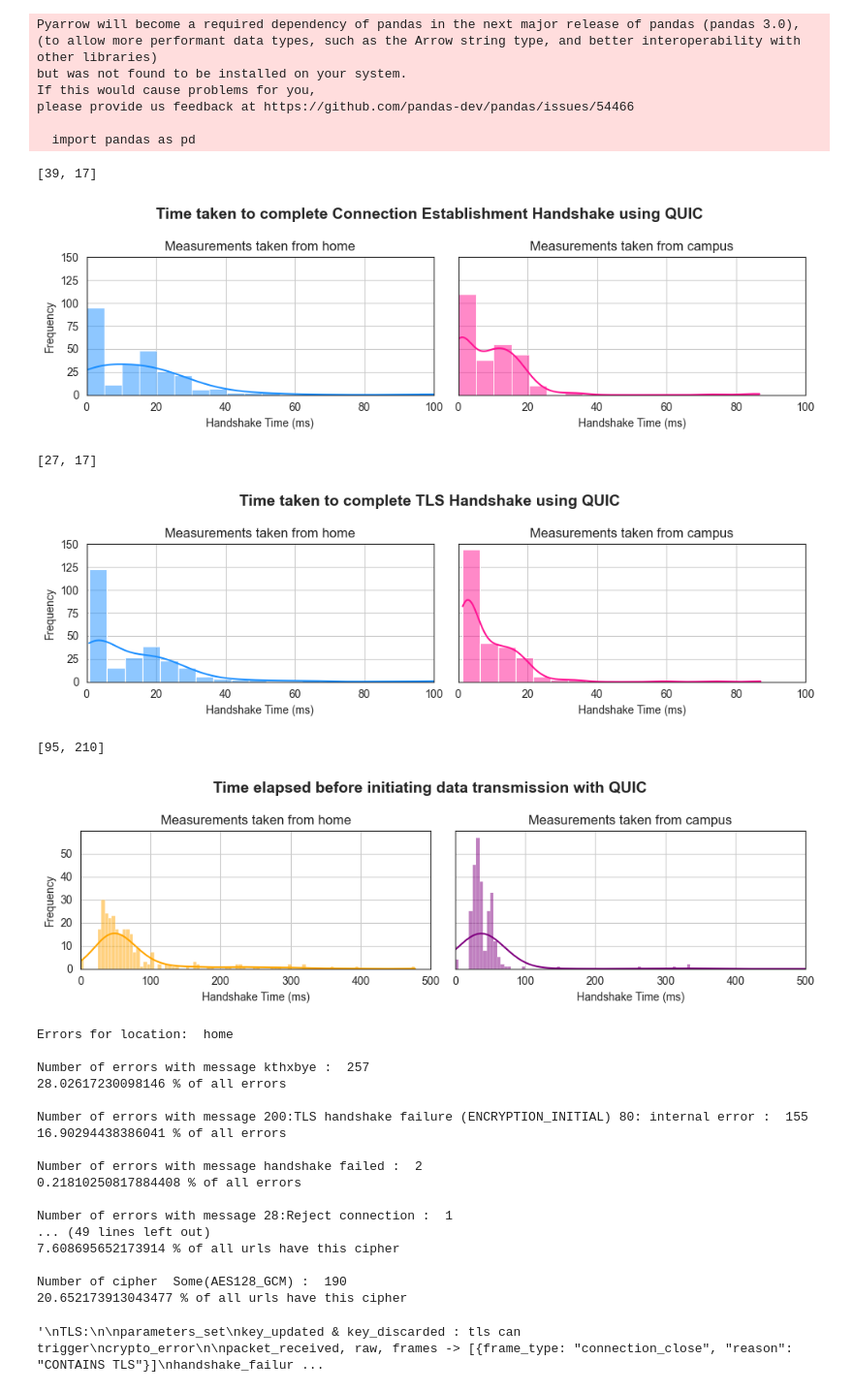
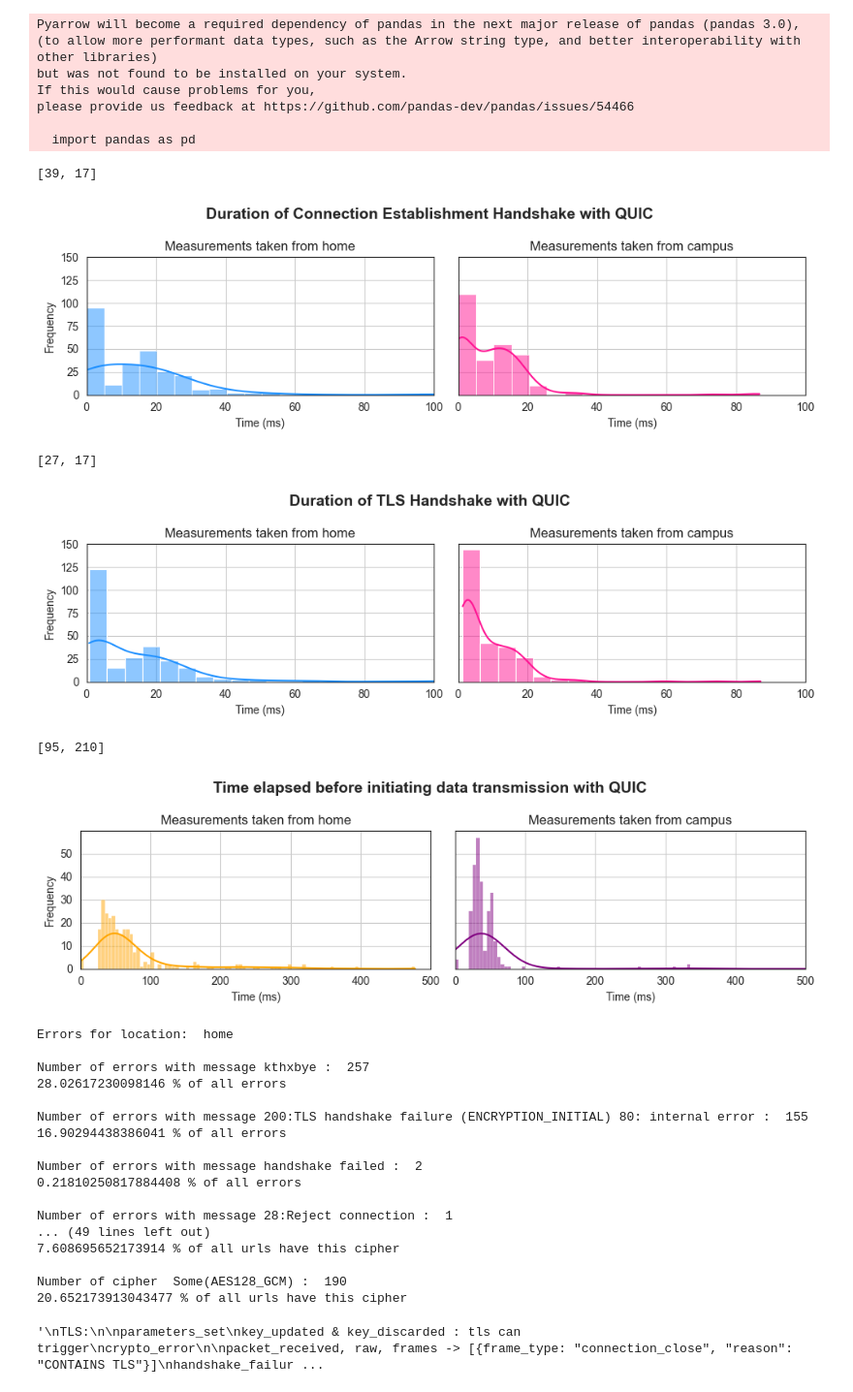
Before and after one commit to laradagata/l4project, a Jupyter notebook: src/main/data_analysis.ipynb, the cells around one changed output. Shown at 97% size. Drawn from its saved outputs; the diff is of its cells as text; code cells hidden in the pictures.

Commit message:
Cleaned up graphs

```diff
--- a/src/main/data_analysis.ipynb
+++ b/src/main/data_analysis.ipynb
@@ -207,7 +207,7 @@ def displayPandasTable(parsedRecords):
 def getMeanTime(times):
     return np.mean([time for time in times if time != None])
 
-def generateHandshakeTimeDistribution(handshake_data, plot_type, handshake_type="", proto="", title=""):
+def generateHandshakeTimeDistribution(handshake_data, plot_type, handshake_type="", proto=""):
     bins = []
     data = {"home":{"urls": [], "times":[]}, "campus": {"urls": [], "times":[]}}
     for location in handshake_data:
@@ -224,7 +224,7 @@ def generateHandshakeTimeDistribution(handshake_data, plot_type, handshake_type=
     if plot_type == 1:
         showHistPlot1(data, bins, handshake_type, proto)
     elif plot_type == 2:
-        showHistPlot2(data, bins, title)
+        showHistPlot2(data, bins, proto)
 
 
 def showHistPlot1(data, bins, handshake_type, proto):
@@ -232,13 +232,13 @@ def showHistPlot1(data, bins, handshake_type, proto):
 
     sns.histplot(data["home"]["times"], color="dodgerblue", label="home", bins=bins[0], ax=axes[0], legend=True, kde=True) #log_scale=True
     axes[0].set_title('Measurements taken from home')
-    axes[0].set_xlabel('Handshake Time (ms)')
+    axes[0].set_xlabel('Time (ms)')
     axes[0].set_ylabel('Frequency')
     axes[0].grid(True)
 
     sns.histplot(data["campus"]["times"], color="deeppink", label="campus", bins=bins[1], ax=axes[1], legend=True, kde=True) #log_scale=True
     axes[1].set_title('Measurements taken from campus')
-    axes[1].set_xlabel('Handshake Time (ms)')
+    axes[1].set_xlabel('Time (ms)')
     axes[1].grid(True)
 
     # Set x-axis limit for both subplots
@@ -251,24 +251,22 @@ def showHistPlot1(data, bins, handshake_type, proto):
     axes[0].set_ylim(0, y_limit)
     axes[1].set_ylim(0, y_limit)
 
-
-
-    plt.suptitle(f'Time taken to complete {handshake_type} Handshake using {proto}', fontsize=14, fontweight='bold')
+    plt.suptitle(f'Duration of {handshake_type} Handshake with {proto}', fontsize=14, fontweight='bold')
     plt.tight_layout()
     plt.show()
 
-def showHistPlot2(data, bins, title):
+def showHistPlot2(data, bins, proto):
     fig, axes = plt.subplots(1, 2, figsize=(10, 3), sharey=True, sharex=True, dpi=100)
 
     sns.histplot(data["home"]["times"], color="orange", label="home", bins=bins[0], ax=axes[0], legend=True, kde=True) #log_scale=True
     axes[0].set_title('Measurements taken from home')
-    axes[0].set_xlabel('Handshake Time (ms)')
+    axes[0].set_xlabel('Time (ms)')
     axes[0].set_ylabel('Frequency')
     axes[0].grid(True)
 
     sns.histplot(data["campus"]["times"], color="purple", label="campus", bins=bins[1], ax=axes[1], legend=True, kde=True) #log_scale=True
     axes[1].set_title('Measurements taken from campus')
-    axes[1].set_xlabel('Handshake Time (ms)')
+    axes[1].set_xlabel('Time (ms)')
     axes[1].grid(True)
 
     # Set x-axis limit for both subplots
@@ -276,7 +274,7 @@ def showHistPlot2(data, bins, title):
     axes[0].set_xlim(0, x_limit)
     axes[1].set_xlim(0, x_limit)
 
-    plt.suptitle(title, fontsize=14, fontweight='bold')
+    plt.suptitle(f"Time elapsed before initiating data transmission with {proto}", fontsize=14, fontweight='bold')
     plt.tight_layout()
     plt.show()
 
@@ -373,19 +371,19 @@ for folder in os.listdir():
 # %%
 #print("Average time to complete handshake: ", getMeanTime(handshake_times), "ms")
 #generateHandshakeTimeDistribution(handshake_times)
 generateHandshakeTimeDistribution(handshake_times, 1, "Connection Establishment", "QUIC")
 generateHandshakeTimeDistribution(tls_handshake_times, 1, "TLS", "QUIC")
-generateHandshakeTimeDistribution(time_to_data_transfer, 2, title="Time elapsed before initiating data transmission with QUIC")
+generateHandshakeTimeDistribution(time_to_data_transfer, 2, proto="QUIC")
 
 getTLSErrors(error_reasons)
 getTLSEstablishedInfo(tls_established)
 # %% [output]
 [39, 17]
-[figure, old version]
+[figure, new version]
 [27, 17]
-[figure, old version]
+[figure, new version]
 [95, 210]
-[figure, old version]
+[figure, new version]
 Errors for location:  home
 
 Number of errors with message kthxbye :  257
```
Also changed, not shown: parts of 3 cells of this notebook.
